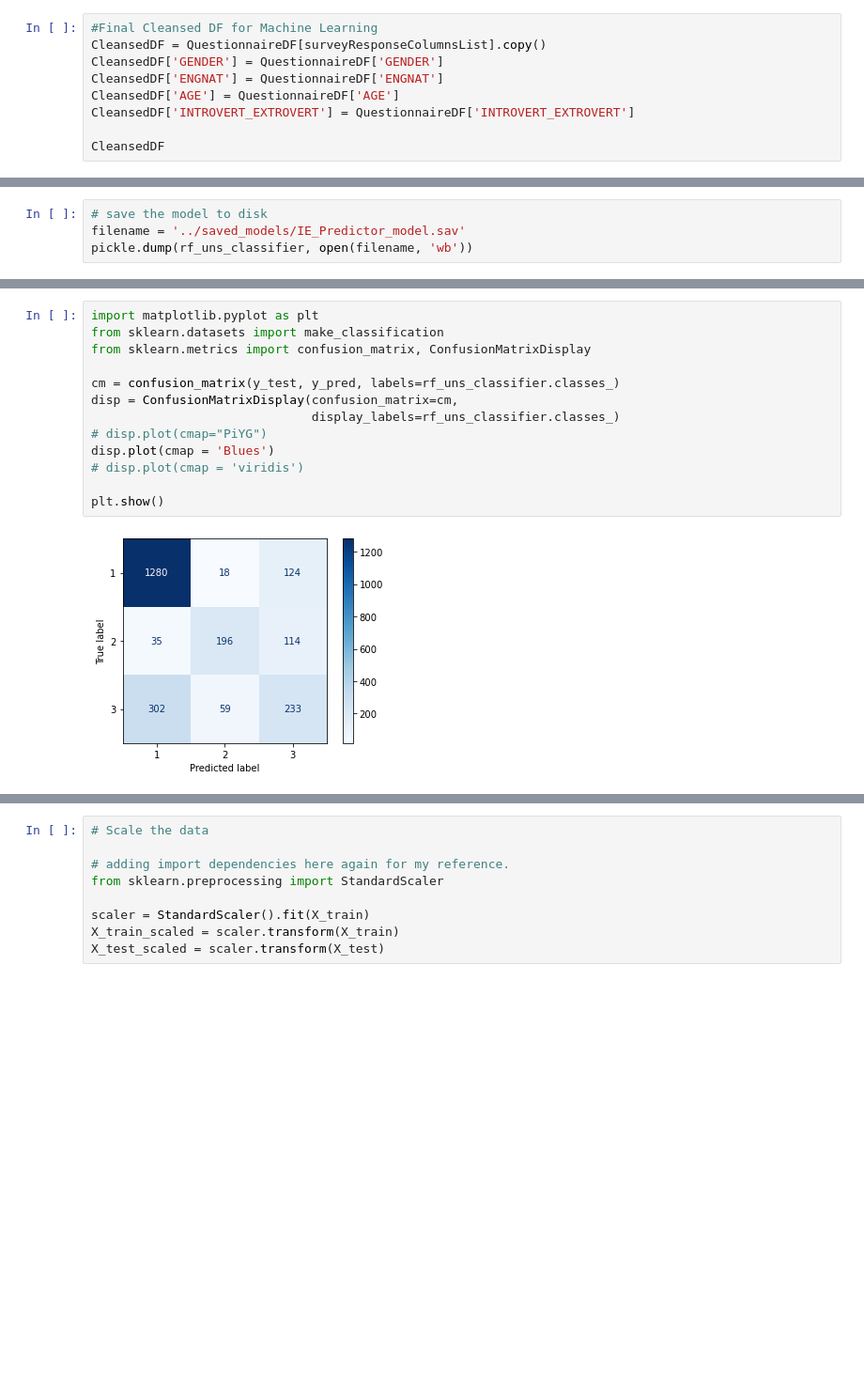
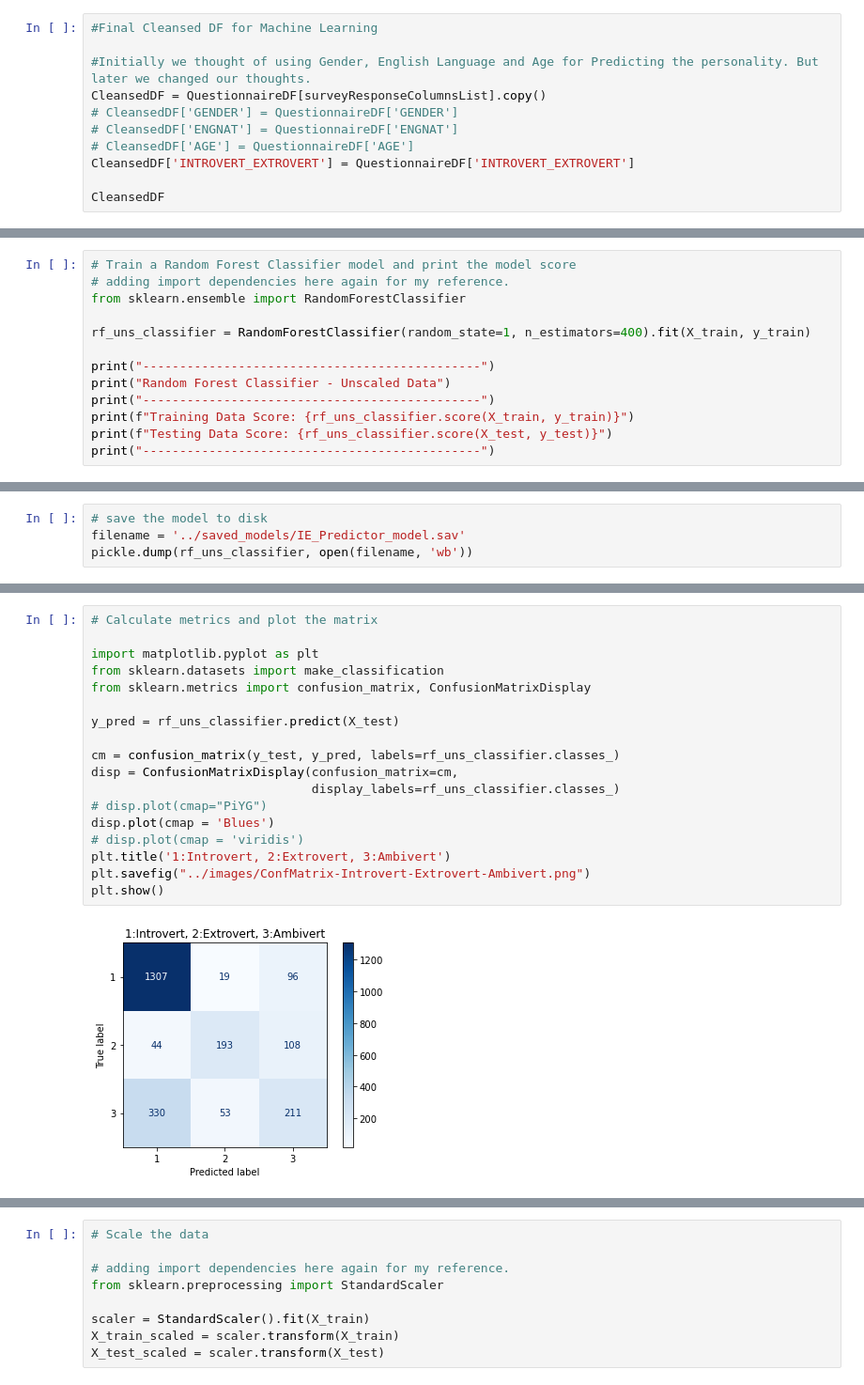
Before and after one commit to skesamsetty/ML_Project, a Jupyter notebook: code/IE_Predictor_Model.ipynb, the cells around one changed output, grey strips where cells are left out. Shown: that part at 94% size. Cells and saved outputs as stored; diff of their text form; blank space fills up the shorter version.

Commit message:
Unsupervised ML Images

```diff
--- a/code/IE_Predictor_Model.ipynb
+++ b/code/IE_Predictor_Model.ipynb
@@ -187,10 +187,12 @@ surveyResponseColumnsList
 # outliersinSecondsDF
 # %%
 #Final Cleansed DF for Machine Learning
+
+#Initially we thought of using Gender, English Language and Age for Predicting the personality. But later we changed our thoughts.
 CleansedDF = QuestionnaireDF[surveyResponseColumnsList].copy()
-CleansedDF['GENDER'] = QuestionnaireDF['GENDER']
-CleansedDF['ENGNAT'] = QuestionnaireDF['ENGNAT']
-CleansedDF['AGE'] = QuestionnaireDF['AGE']
+# CleansedDF['GENDER'] = QuestionnaireDF['GENDER']
+# CleansedDF['ENGNAT'] = QuestionnaireDF['ENGNAT']
+# CleansedDF['AGE'] = QuestionnaireDF['AGE']
 CleansedDF['INTROVERT_EXTROVERT'] = QuestionnaireDF['INTROVERT_EXTROVERT']
 
 CleansedDF
@@ -306,0 +289,13 @@ Testing Data Score: 0.7263871240999576
+# %%
+# Train a Random Forest Classifier model and print the model score
+# adding import dependencies here again for my reference.
+from sklearn.ensemble import RandomForestClassifier
+
+rf_uns_classifier = RandomForestClassifier(random_state=1, n_estimators=400).fit(X_train, y_train)
+
+print("----------------------------------------------")
+print("Random Forest Classifier - Unscaled Data")
+print("----------------------------------------------")
+print(f"Training Data Score: {rf_uns_classifier.score(X_train, y_train)}")
+print(f"Testing Data Score: {rf_uns_classifier.score(X_test, y_test)}")
+print("----------------------------------------------")
@@ -382,18 +321,23 @@ Confusion Matrix
 # %%
+# Calculate metrics and plot the matrix
+
 import matplotlib.pyplot as plt
 from sklearn.datasets import make_classification
 from sklearn.metrics import confusion_matrix, ConfusionMatrixDisplay
+
+y_pred = rf_uns_classifier.predict(X_test)
 
 cm = confusion_matrix(y_test, y_pred, labels=rf_uns_classifier.classes_)
 disp = ConfusionMatrixDisplay(confusion_matrix=cm,
                               display_labels=rf_uns_classifier.classes_)
 # disp.plot(cmap="PiYG")
 disp.plot(cmap = 'Blues')
 # disp.plot(cmap = 'viridis')
-
+plt.title('1:Introvert, 2:Extrovert, 3:Ambivert')
+plt.savefig("../images/ConfMatrix-Introvert-Extrovert-Ambivert.png")
 plt.show()
 # %% [output]
-[figure, old version]
+[figure, new version]
 # %%
 # True Introvert, True Entrovert, True Ambert
 ti, fi1, fi2, fe1, te, fe2, fa1, fa2, ta = confusion_matrix(y_test, y_pred).ravel()
```
Also changed, not shown: parts of 30 cells of this notebook, 4 other files.
